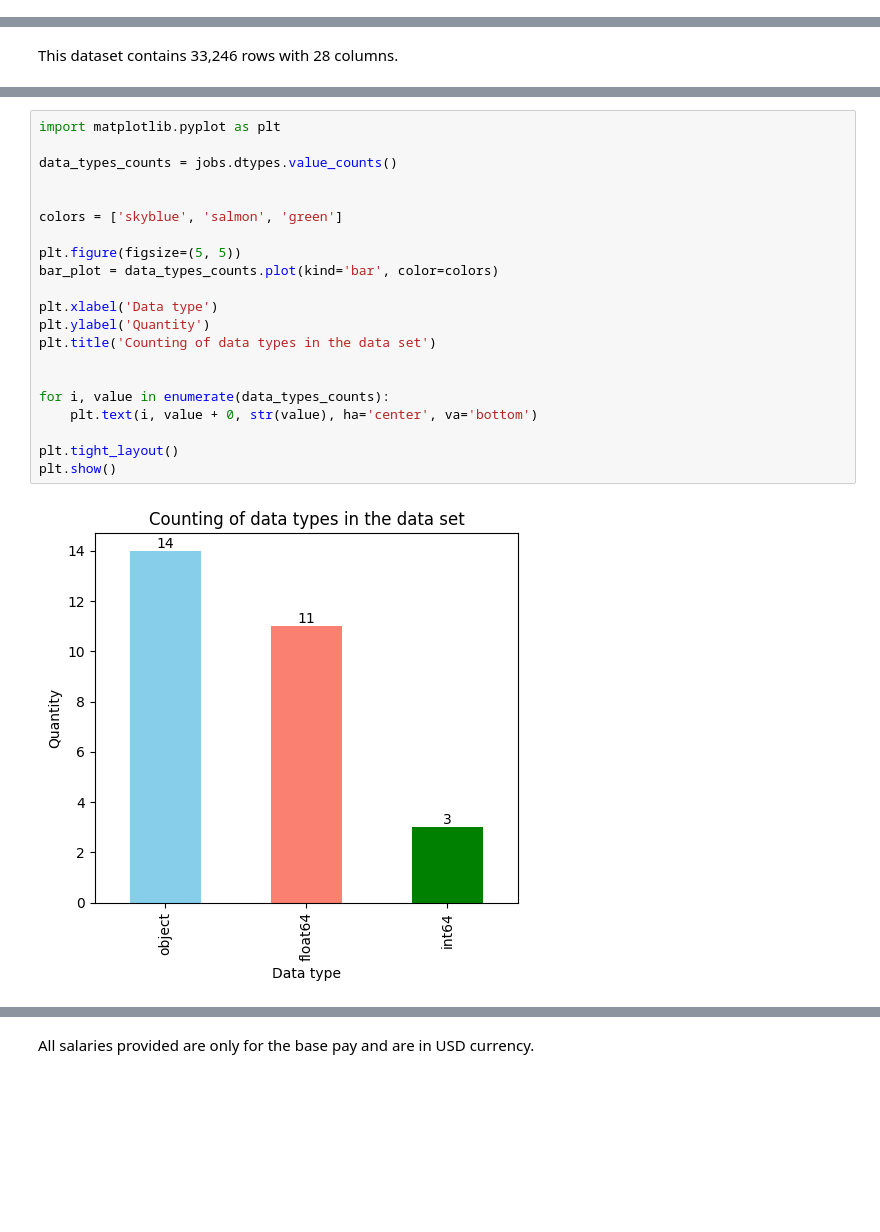
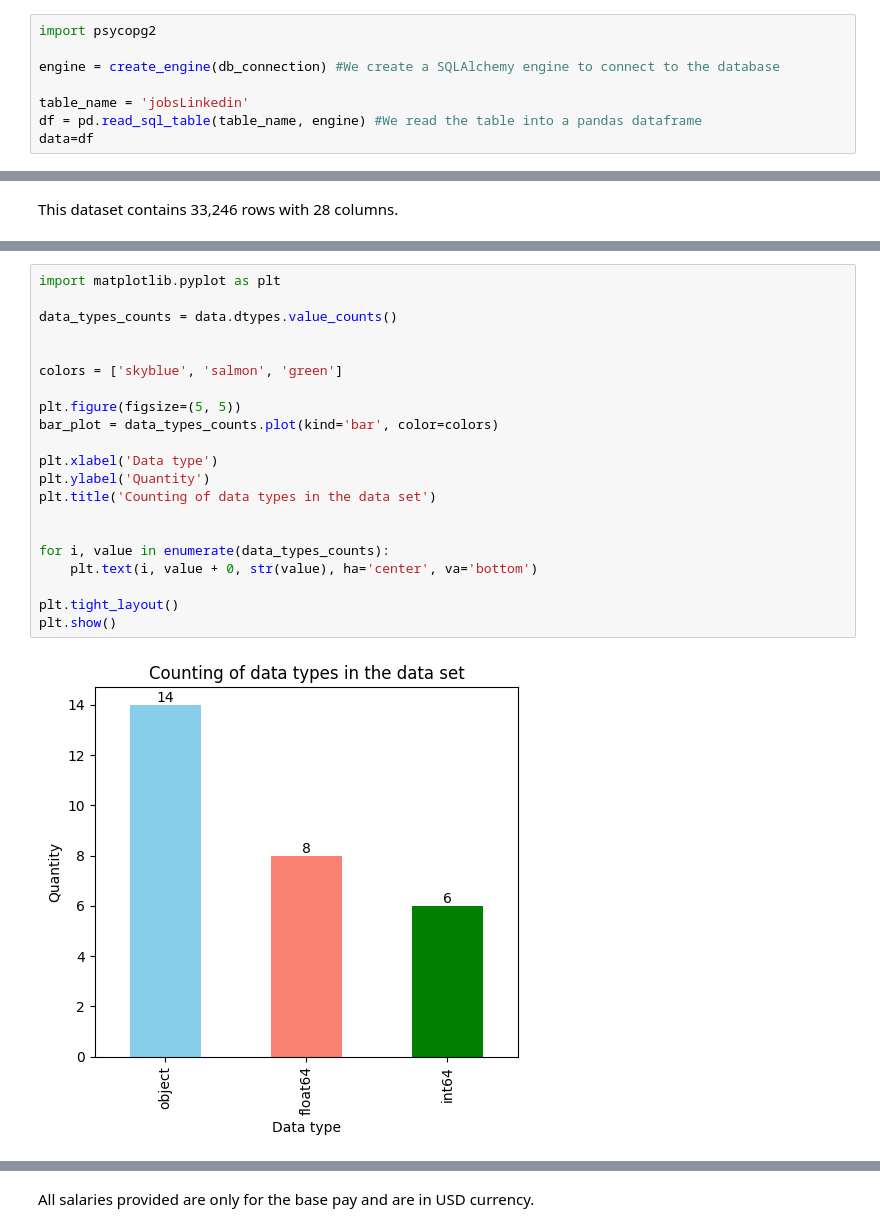
Before and after one commit to mdlangeles/Linkedin_Job_Postings_ETL, a Jupyter notebook: eda.ipynb, the cells around one changed output, grey strips where cells are left out. Drawn from its saved outputs; the diff is of its cells as text; blank space fills up the shorter version.

```diff
--- a/eda.ipynb
+++ b/eda.ipynb
@@ -117 +117,9 @@ jobs = pd.read_csv(file_path)
+# %%
+import psycopg2
+
+engine = create_engine(db_connection) #We create a SQLAlchemy engine to connect to the database
+
+table_name = 'jobsLinkedin'
+df = pd.read_sql_table(table_name, engine) #We read the table into a pandas dataframe
+data=df
 # %%
@@ -153,24 +161,24 @@ memory usage: 7.1+ MB
 # %%
 import matplotlib.pyplot as plt
 
-data_types_counts = jobs.dtypes.value_counts()
+data_types_counts = data.dtypes.value_counts()
 
 
 colors = ['skyblue', 'salmon', 'green']
 
 plt.figure(figsize=(5, 5))
 bar_plot = data_types_counts.plot(kind='bar', color=colors)
 
 plt.xlabel('Data type')
 plt.ylabel('Quantity')
 plt.title('Counting of data types in the data set')
 
 
 for i, value in enumerate(data_types_counts):
     plt.text(i, value + 0, str(value), ha='center', va='bottom')
 
 plt.tight_layout()
 plt.show()
 # %% [output]
-[figure, old version]
+[figure, new version]
 # %%
```
Also changed, not shown: parts of 23 cells of this notebook.
